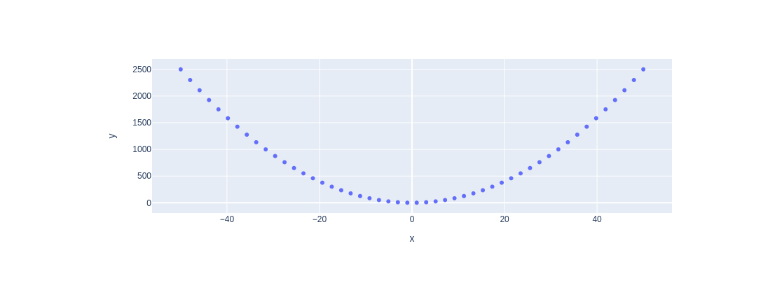
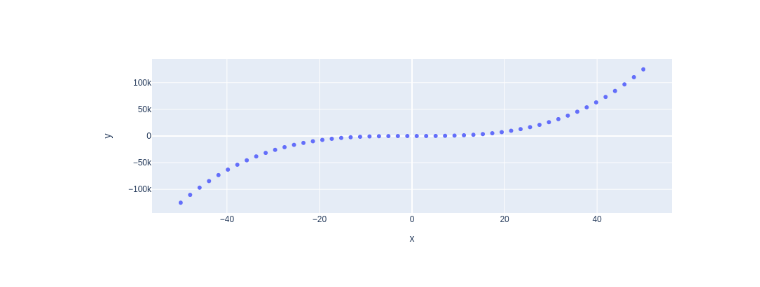
Before and after one commit to nabeelcocker/my-notebooks-repo, a Jupyter notebook: experiment1.ipynb, the cells around one changed output. Saved outputs shown, nothing was run; the diff lists cells and outputs as text; code cells hidden in the pictures.

```diff
--- a/experiment1.ipynb
+++ b/experiment1.ipynb
@@ -6,7 +6,7 @@ import plotly.express as px
 x = np.linspace(start=-50, stop=50)
 
 # y-axis data points
-y = x ** 2
+y = x ** 3
 
 # define the plot
 fig = px.scatter(x=x, y=y)
@@ -17 +16 @@ fig.show()
-[figure, old version]
+[figure, new version]
```
Also changed, not shown: parts of 1 cell of this notebook.
